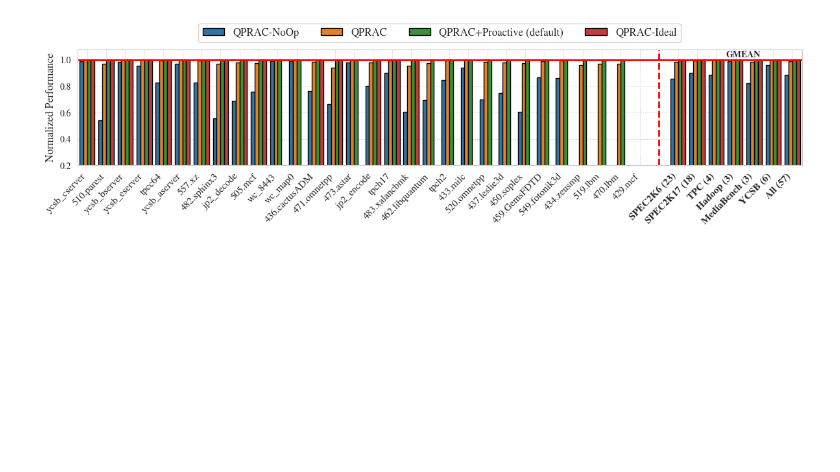
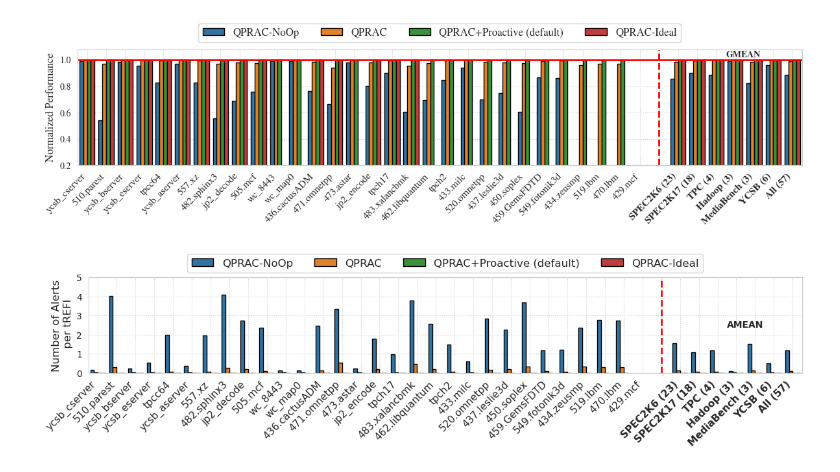
Before and after one commit to sith-lab/qprac, a Jupyter notebook: perf_analysis/plot_scripts/plot_test.ipynb, the cells around one changed output. Drawn from its saved outputs; the diff is of its cells as text; code cells hidden in the pictures; blank space fills up the shorter version.

```diff
--- a/perf_analysis/plot_scripts/plot_test.ipynb
+++ b/perf_analysis/plot_scripts/plot_test.ipynb
@@ -79,3 +79,88 @@ plt.show()
 # print(f"Figure saved to {output_fig}")
 # %% [output]
 [figure]
+# %%
+import matplotlib.font_manager as fm
+import matplotlib.pyplot as plt
+import numpy as np
+import pandas as pd
+import seaborn as sns
+import os
+import warnings
+
+methods_interested = ["QPRAC-NoOp", "QPRAC", "QPRAC+Proactive", "QPRAC-Ideal"]  # Further remove PQ-NoOp if unnecessary
+# Read the CSV file
+csv_path = '../results/csvs/QPRAC_ABO_results.csv'
+if not os.path.exists(csv_path):
+    raise FileNotFoundError(f"The file {csv_path} does not exist.")
+df = pd.read_csv(csv_path)
+
+# Transform the DataFrame for plotting
+df_melted = pd.melt(df, id_vars=['workload'], value_vars=methods_interested, var_name='PRAC_Implementation', value_name='num_alert_tREFI')
+
+rename_mapping = {
+    'QPRAC+Proactive': 'QPRAC+Proactive (default)',
+}
+df_melted['PRAC_Implementation'] = df_melted['PRAC_Implementation'].replace(rename_mapping)
+
+# Filter the data for high MPKI workloads
+workloads_high_mpki = [
+    'ycsb_cserver', '510.parest', 'ycsb_bserver', 'ycsb_eserver', 'tpcc64', 'ycsb_aserver',
+    '557.xz', '482.sphinx3', 'jp2_decode', '505.mcf', 'wc_8443', 'wc_map0', '436.cactusADM',
+    '471.omnetpp', '473.astar', 'jp2_encode', 'tpch17', '483.xalancbmk', '462.libquantum',
+    'tpch2', '433.milc', '520.omnetpp', '437.leslie3d', '450.soplex', '459.GemsFDTD',
+    '549.fotonik3d', '434.zeusmp', '519.lbm', '470.lbm', '429.mcf', '',
+    'SPEC2K6 (23)', 'SPEC2K17 (18)', 'TPC (4)', 'Hadoop (3)', 'MediaBench (3)',
+    'YCSB (6)', 'All (57)'
+]
+df_high_mpki = df_melted[df_melted['workload'].isin(workloads_high_mpki)]
+
+methods_interested = ["QPRAC-NoOp", "QPRAC", "QPRAC+Proactive (default)", "QPRAC-Ideal"]
+df_filtered = df_high_mpki[df_high_mpki['PRAC_Implementation'].isin(methods_interested)]
+df_filtered['PRAC_Implementation'] = pd.Categorical(df_filtered['PRAC_Implementation'], categories=methods_interested, ordered=True)
+
+# Set up the plotting environment
+sns.set_palette('tab10')
+sns.set_style("whitegrid")
+
+plt.rcParams['font.family'] = 'Times New Roman'
+
+# Create the plot
+fig, ax = plt.subplots(figsize=(12, 3.7))
+plt.rc('font', size=10)
+xtick_order = workloads_high_mpki
+
+ax = sns.barplot(x='workload', y='num_alert_tREFI',hue='PRAC_Implementation', data=df_filtered, order=xtick_order, edgecolor='black')
+ax.set_xticks(np.arange(len(xtick_order)))
+ax.set_xticklabels(xtick_order, ha='right', rotation=45, fontsize=11)
+
+# Highlight geomean labels in bold
+geomean_labels = ['SPEC2K6 (23)', 'SPEC2K17 (18)', 'TPC (4)', 'Hadoop (3)', 'MediaBench (3)', 'YCSB (6)', 'All (57)']
+tick_labels = ax.get_xticklabels()
+for tick_label in tick_labels:
+    if tick_label.get_text() in geomean_labels:
+        tick_label.set_fontweight('bold')
+
+# Add reference lines and labels
+ax.axvline(30, 0, 1, color='red', linestyle = '--', linewidth=2)
+ax.text(33.5, 2.0, 'AMEAN', fontweight='bold')
+
+ax.set_xlabel('')
+ax.set_ylabel('Number of Alerts\n per tREFI', fontsize=12)
+ax.legend(loc='upper center', bbox_to_anchor=(0.5, 1.3), ncol=5, fancybox=True, shadow=False, fontsize=12)
+ax.set_ylim(0, 5.0)
+
+# Final touches and save the plot
+plt.grid(True, linestyle=':')
+plt.tight_layout()
+plt.show()
+
+# Ensure the results/csvs directory exists
+plots_dir = '../results/plots'
+os.makedirs(plots_dir, exist_ok=True)
+
+# output_fig = './figures/Performance_Results_32BO_1RFM_4Queue.pdf'
+# fig.savefig(os.path.join(plots_dir, 'Figure_12.pdf'), dpi=600, bbox_inches='tight')
+# print(f"Figure 12 Generated")
+# %% [output]
+[figure, added]
```
Also changed, not shown: 5 other files.
